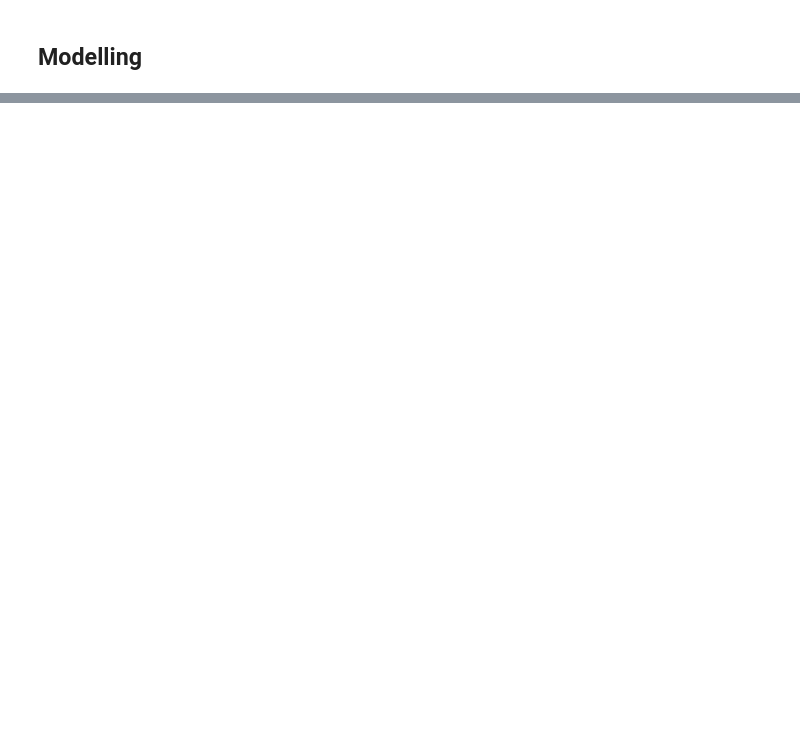
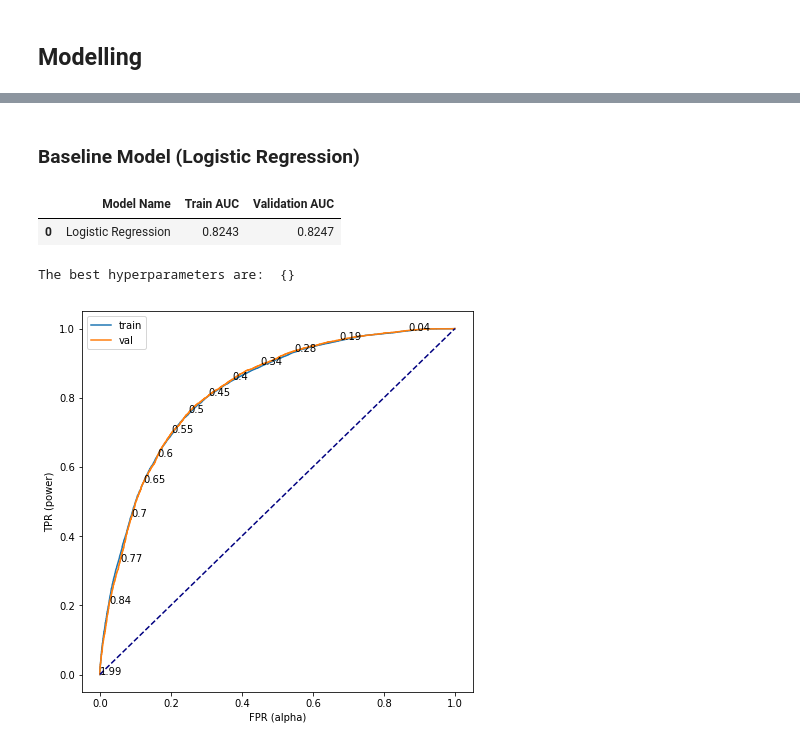
Before and after one commit to awesomeahi95/Forest_Trees, a Jupyter notebook: Forest_Ahilan.ipynb, the cells around one changed output, grey strips where cells are left out. Cells and saved outputs as stored; diff of their text form; code cells hidden in the pictures; blank space fills up the shorter version.

```diff
--- a/Forest_Ahilan.ipynb
+++ b/Forest_Ahilan.ipynb
@@ -447,10 +180,0 @@ dtree = Classification('Decision Tree',X_train,X_val,y_train,y_val)
-# %%
-%%time
-
-param_grid = {'max_depth':[4,5,6],                 # The maximum depth of the tree
-              'min_samples_leaf':[700,1000,1100]}  # The minimum number of samples required to be at a leaf node
-
-dtree.get_scores(param_grid,skf)
-dtree.opt_plots()
-dtree.show_conf_matrix()
-dtree.plot_decision_tree()
@@ -476,10 +180,0 @@ ran_forest_plus_wild = Classification('Random Forest',X_plus_wild_train,X_plus_w
-# %%
-%%time
-
-param_grid = {'max_depth':[4,5,6],                 # The maximum depth of the tree
-              'min_samples_leaf':[400,600,800]}  # The minimum number of samples required to be at a leaf node
-
-ran_forest_plus_wild.get_scores(param_grid,skf)
-ran_forest_plus_wild.opt_plots()
-ran_forest_plus_wild.show_conf_matrix()
-ran_forest_plus_wild.plot_decision_tree()
@@ -498,10 +180,0 @@ ran_forest = Classification('Random Forest',X_train,X_val,y_train,y_val)
-# %%
-%%time
-
-param_grid = {'max_depth':[4,5,6],                 # The maximum depth of the tree
-              'min_samples_leaf':[400,600,800]}  # The minimum number of samples required to be at a leaf node
-
-ran_forest.get_scores(param_grid,skf)
-ran_forest.opt_plots()
-ran_forest.show_conf_matrix()
-ran_forest.plot_decision_tree()
@@ -517,0 +385,12 @@ Wall time: 21.2 s
+# %% [markdown]
+### Baseline Model (Logistic Regression)
+# %%
+baseline_plus_wild = Classification('Logistic Regression',X_plus_wild_train_s,X_plus_wild_val_s,y_train,y_val)
+# %%
+param_grid = {}
+baseline_plus_wild.get_scores(param_grid,skf)
+# %% [output]
+|  | Model Name | Train AUC | Validation AUC |
+| 0 | Logistic Regression | 0.8243 | 0.8247 |
+The best hyperparameters are:  {}
+[figure, added]
```
Also changed, not shown: parts of 55 cells of this notebook.
